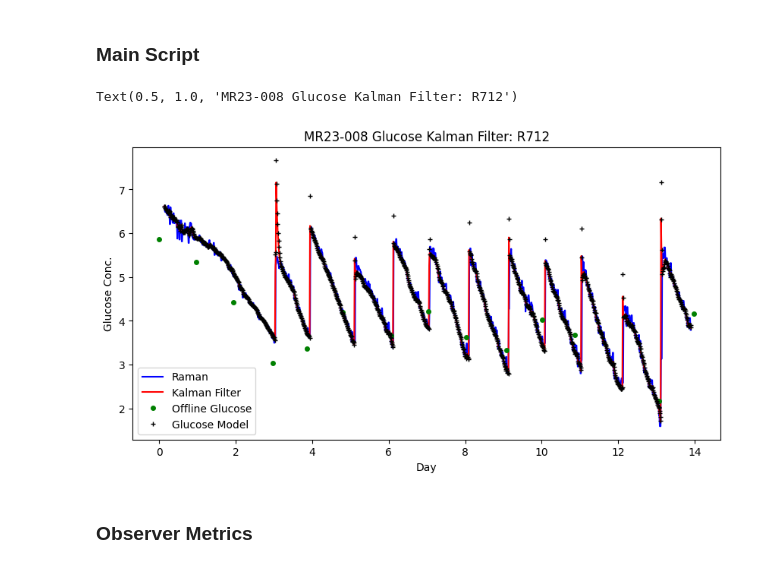
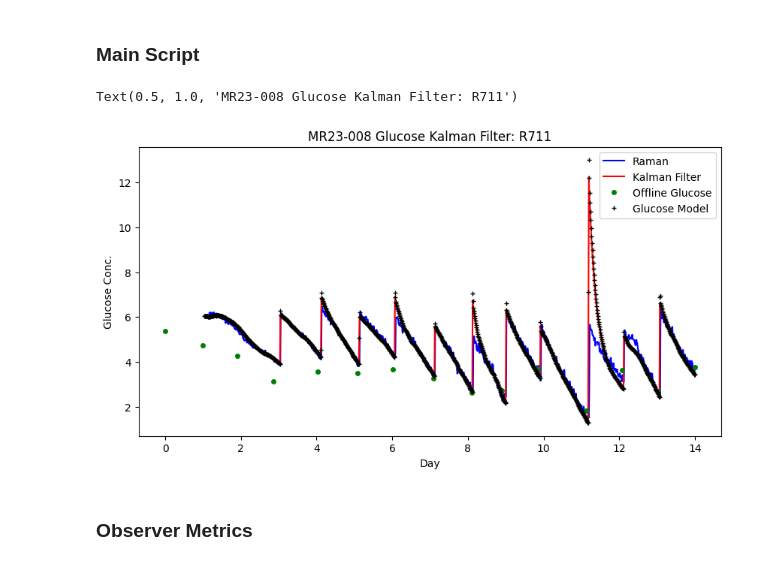
Before and after one commit to zhatz111/state-space-mpc, a Jupyter notebook: notebooks/State_Estimator_Comparison.ipynb, the cells around one changed output. Drawn from its saved outputs; the diff is of its cells as text; code cells hidden in the pictures.

```diff
--- a/notebooks/State_Estimator_Comparison.ipynb
+++ b/notebooks/State_Estimator_Comparison.ipynb
@@ -31,11 +31,13 @@ warnings.filterwarnings("ignore")
 # %% [markdown]
 # Data Import and Cleaning
 # %%
-Study_no = "MR23-008"
-Reactor_num = 712
+Study_no = "MR23-002"
+Reactor_num = 711
 
-df_wuxi_offline_MR = pd.read_excel(r"M:\Zach Hatzenbeller\State_Estimator_Data\State_Estimator_Data.xlsx", sheet_name="Offline Data")
+df_wuxi_offline_MR = pd.read_excel(r"M:\Zach Hatzenbeller\State_Estimator_Data\State_Estimator_Data.xlsx", sheet_name=f"{Study_no} Offline Data")
 df_wuxi_online = pd.read_excel(r"M:\Zach Hatzenbeller\State_Estimator_Data\State_Estimator_Data.xlsx", sheet_name=f"{Study_no} DCS Data")
+all_batches = ["MR23-008-710","MR23-008-711","MR23-008-712","MR23-002-710","MR23-002-711","MR23-002-717","MR23-002-718"]
+test_batches = ["MR23-008-711","MR23-002-711"]
 
 df_wuxi_offline_MR.head()
 # %% [output]
@@ -216,10 +226,10 @@ Current Error:  0.07024718433826704
 initial = np.array([0.55, np.array(df_wuxi_online[f"{Reactor_num}-Raman-Glucose"])[0]])
 kf = KalmanFilter(dim_x=2, dim_z=1, dim_u=2)
 kf.x = initial
-kf.Q = Q_discrete_white_noise(dim=2, dt=1, var=abs(result[0]))
+kf.Q = Q_discrete_white_noise(dim=2, dt=1, var=abs(kf_result[0]))
 kf.H = np.array([[0,1]])
 kf.P = np.diag([100., 16.])
-kf.R = np.array([[abs(result[1])]])
+kf.R = np.array([[abs(kf_result[1])]])
 
 u=np.array(df_wuxi_online[[f"{Reactor_num}-FeedA-Daily",f"{Reactor_num}-Glucose-Daily"]])
 zs=np.array(df_wuxi_online[f"{Reactor_num}-Raman-Glucose"])
@@ -244,35 +254,35 @@ for count, value in enumerate(df_wuxi_online["Day"]):
                         [b1(volume[count-1]), b2(volume[count-1])]])
         new_vol = volume[count-1] + (u[count][0]-u[count-1][0]) + (u[count][1]-u[count-1][1]) - .15
         volume.append(new_vol)
     kf.predict(u[count-1])
     # restructure u matrix to have different time windows
     # create my own frequency so not limited by raman time intervals
 
     # try resetting to offline values everytime they become available and see how much accuracy improves
     model_x.append(kf.x)
     # if count % 10 == 0:
     kf.update(zs[count])
     xs.append(kf.x)
     cov.append(kf.P)
     k_gain.append(kf.K)
 
 fig = plt.figure(figsize=(10,5))
 plt.plot(df_wuxi_online["Day"],zs,"b-", label="Raman")
 plt.plot(df_wuxi_online["Day"],np.array(xs)[:,1], "r-",label="Kalman Filter")
 plt.plot(df_wuxi_offline_MR["Day"],df_wuxi_offline_MR[f"Gluc-{Reactor_num}"],"go", markersize=4, label="Offline Glucose")
 plt.plot(df_wuxi_online["Day"],np.array(model_x)[:,1],"k+", markersize=4, label="Glucose Model")
 
 # plt.xlim(0,2)
 # plt.ylim(5,7)
 plt.xlabel("Day")
 plt.ylabel("Glucose Conc.")
 plt.legend(loc="best")
 plt.title(f"MR23-008 Glucose Kalman Filter: R{Reactor_num}")
 
 # check the starting raman values to ensure they are after the raman batch was started
 # %% [output]
-Text(0.5, 1.0, 'MR23-008 Glucose Kalman Filter: R712')
+Text(0.5, 1.0, 'MR23-008 Glucose Kalman Filter: R711')
-[figure, old version]
+[figure, new version]
 # %% [markdown]
 ### Observer Metrics
 # %%
```
Also changed, not shown: parts of 28 cells of this notebook, 24 other files.
